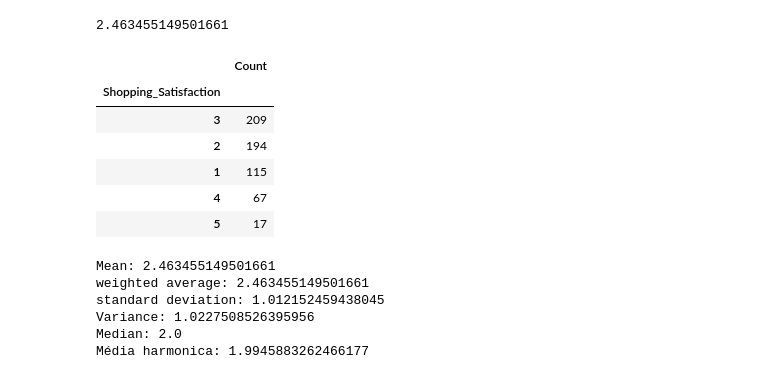
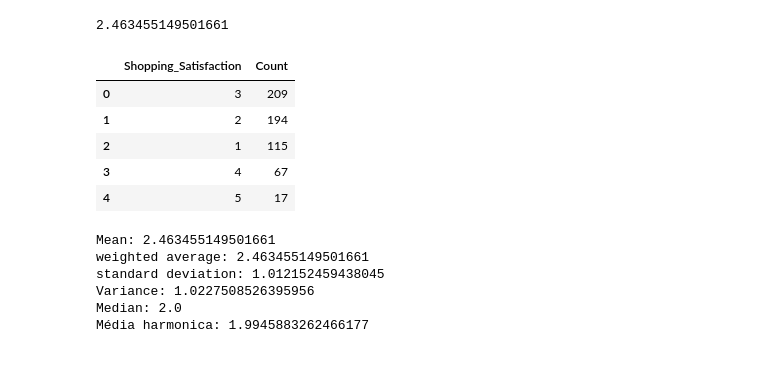
Before and after one commit to OliviaHelena10/PYTHON_PROJECTS, a Jupyter notebook: trabalhando_com_analises/cust_behavior.ipynb, the cells around one changed output. Cells and saved outputs as stored; diff of their text form; code cells hidden in the pictures.

```diff
--- a/trabalhando_com_analises/cust_behavior.ipynb
+++ b/trabalhando_com_analises/cust_behavior.ipynb
@@ -57,6 +57,8 @@ Cart_Completion_Frequency                 0
       dtype='object')
 # %%
 df = df.fillna(0)
+# %%
+df = df.rename(columns={'Personalized_Recommendation_Frequency ': 'Qtd_Personalized_Recommendation_Frequency'})
 # %%
 df.info()
 # %% [output]
@@ -114,9 +129,16 @@ No       138
 Name: count, dtype: int64
 # %%
 def count_col_values(df, col):
-    sub_df = df[col].value_counts()
-    sub_df = pd.DataFrame(sub_df)
-    sub_df.columns = ['Count']
+    sub_df = df[col].value_counts() # conta a frequência de cada categoria
+    sub_df = pd.DataFrame(sub_df)   # transfor em um dataframe
+    sub_df.columns = ['Count']      # nomeia a coluna de contagens
+
+    # Resetando o índice para transformar o índice atual em uma coluna normal
+    sub_df = sub_df.reset_index()
+
+    # Reanomeando o índice para o nome da coluna q foi passado
+    sub_df.rename(columns={'index': f'{col}'}, inplace=True)
+
     return sub_df
 
 # Teste: count_col_values(df, 'Add_to_Cart_Browsing')
@@ -170,16 +201,15 @@ df['Shopping_Satisfaction'].mean()
 # %% [output]
 2.463455149501661
 # %%
-satisfactions = (count_col_values(df, 'Shopping_Satisfaction')).sort_values(by='Count', ascending=False)
-satisfactions
+df_satisfactions = (count_col_values(df, 'Shopping_Satisfaction')).sort_values(by='Count', ascending=False)
+df_satisfactions
 # %% [output]
-|  | Count |
-| Shopping_Satisfaction |  |
-| 3 | 209 |
-| 2 | 194 |
-| 1 | 115 |
-| 4 | 67 |
-| 5 | 17 |
+|  | Shopping_Satisfaction | Count |
+| 0 | 3 | 209 |
+| 1 | 2 | 194 |
+| 2 | 1 | 115 |
+| 3 | 4 | 67 |
+| 4 | 5 | 17 |
 # %%
 import statistics as st
 
```
Also changed, not shown: parts of 16 cells of this notebook.
